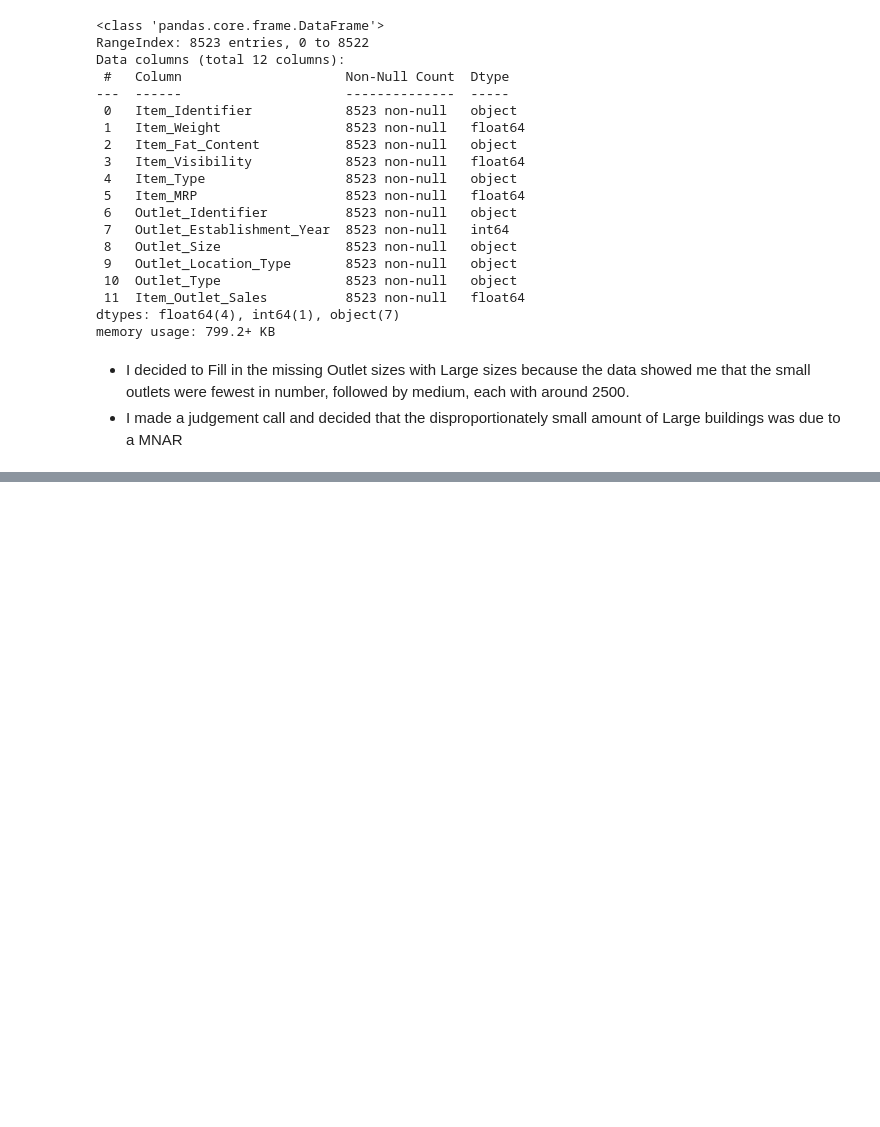
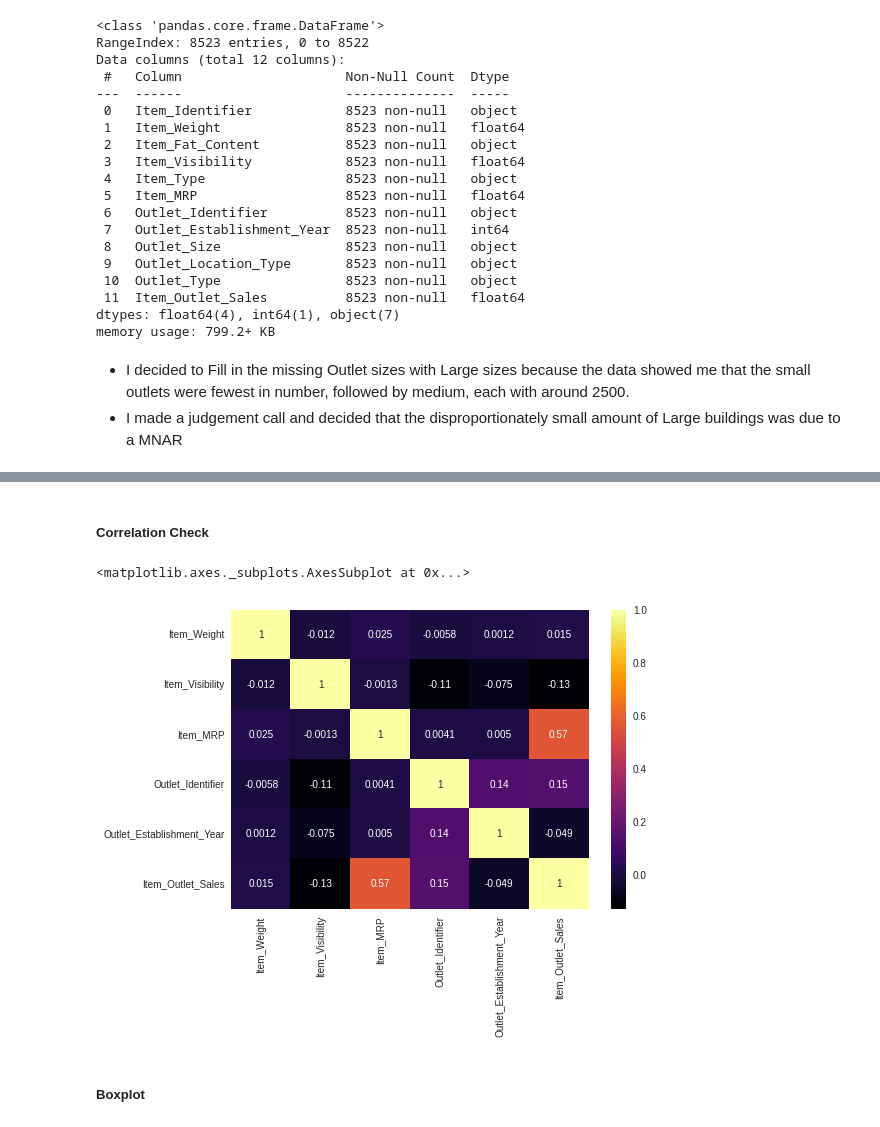
Before and after one commit to jkwakyi/food-sales-predictions, a Jupyter notebook: food_sales_predictions.ipynb, the cells around one changed output, grey strips where cells are left out. Cells and saved outputs as stored; diff of their text form; code cells hidden in the pictures; blank space fills up the shorter version.

```diff
--- a/food_sales_predictions.ipynb
+++ b/food_sales_predictions.ipynb
@@ -211,0 +300,6 @@ memory usage: 799.2+ KB
+# %%
+df['Outlet_Identifier'].replace({'OUT010':'010', 'OUT013':'013','OUT017':'017',
+                                 'OUT018':'018', 'OUT019':'019', 'OUT027':'027',
+                                 'OUT035':'035', 'OUT045':'045', 'OUT046':'046',
+                                 'OUT049':'049'}, inplace = True)
+df.head()
@@ -211,0 +313,2 @@ memory usage: 799.2+ KB
+# %%
+df['Outlet_Identifier'] = df['Outlet_Identifier'].astype('float64')
@@ -211,0 +337,10 @@ memory usage: 799.2+ KB
+# %% [markdown]
+##### **Correlation Check**
+# %%
+corr = df.corr()
+sns.heatmap(corr, annot = True, cmap = 'inferno')
+# %% [output]
+<matplotlib.axes._subplots.AxesSubplot at 0x...>
+[figure, added]
+# %% [markdown]
+##### **Boxplot**
```
Also changed, not shown: parts of 40 cells of this notebook.
